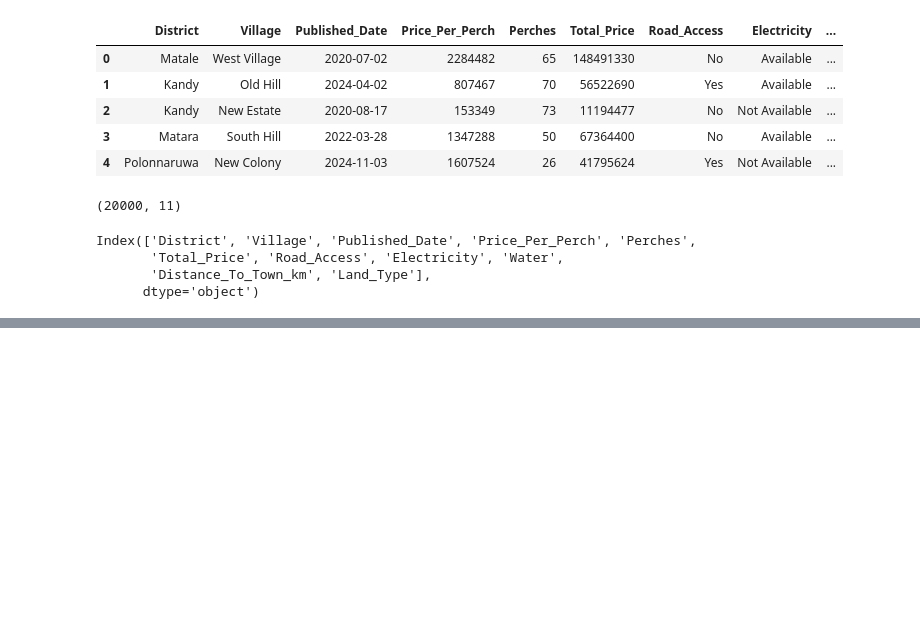
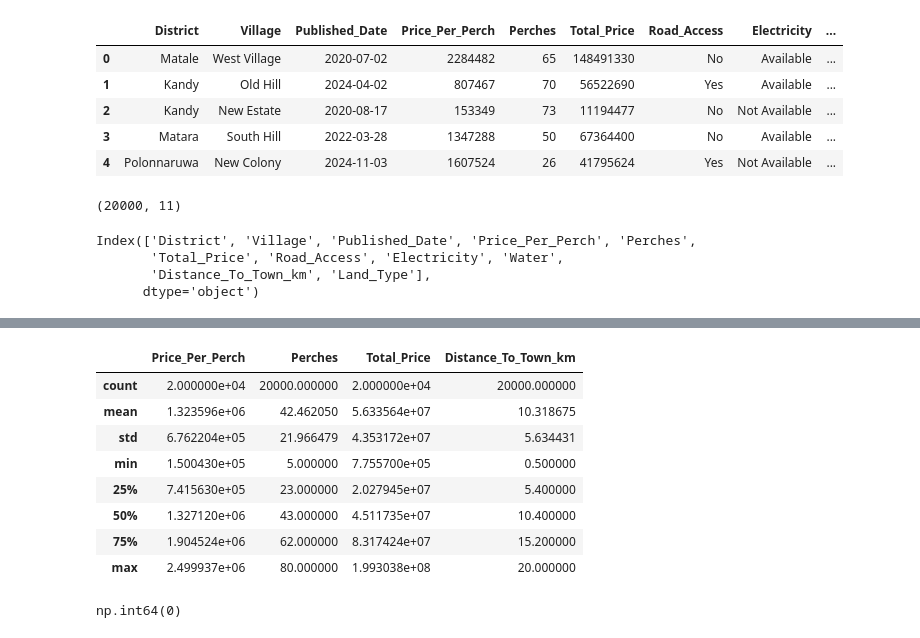
Before and after one commit to DhaneeraDulvanya/Sri-Lankan-Land-Price-Prediction-and-Real-Estate-Market-Analysis-System, a Jupyter notebook: notebooks/01_data_understandings.ipynb, the cells around one changed output, grey strips where cells are left out. Saved outputs shown, nothing was run; the diff lists cells and outputs as text; code cells hidden in the pictures; blank space fills up the shorter version.

```diff
--- a/notebooks/01_data_understandings.ipynb
+++ b/notebooks/01_data_understandings.ipynb
@@ -27,0 +66,16 @@ Index(['District', 'Village', 'Published_Date', 'Price_Per_Perch', 'Perches',
+# %%
+df.describe()
+# %% [output]
+|  | Price_Per_Perch | Perches | Total_Price | Distance_To_Town_km |
+| count | 2.000000e+04 | 20000.000000 | 2.000000e+04 | 20000.000000 |
+| mean | 1.323596e+06 | 42.462050 | 5.633564e+07 | 10.318675 |
+| std | 6.762204e+05 | 21.966479 | 4.353172e+07 | 5.634431 |
+| min | 1.500430e+05 | 5.000000 | 7.755700e+05 | 0.500000 |
+| 25% | 7.415630e+05 | 23.000000 | 2.027945e+07 | 5.400000 |
+| 50% | 1.327120e+06 | 43.000000 | 4.511735e+07 | 10.400000 |
+| 75% | 1.904524e+06 | 62.000000 | 8.317424e+07 | 15.200000 |
+| max | 2.499937e+06 | 80.000000 | 1.993038e+08 | 20.000000 |
+# %%
+df.duplicated().sum()
+# %% [output]
+np.int64(0)
```
Also changed, not shown: parts of 11 cells of this notebook.
